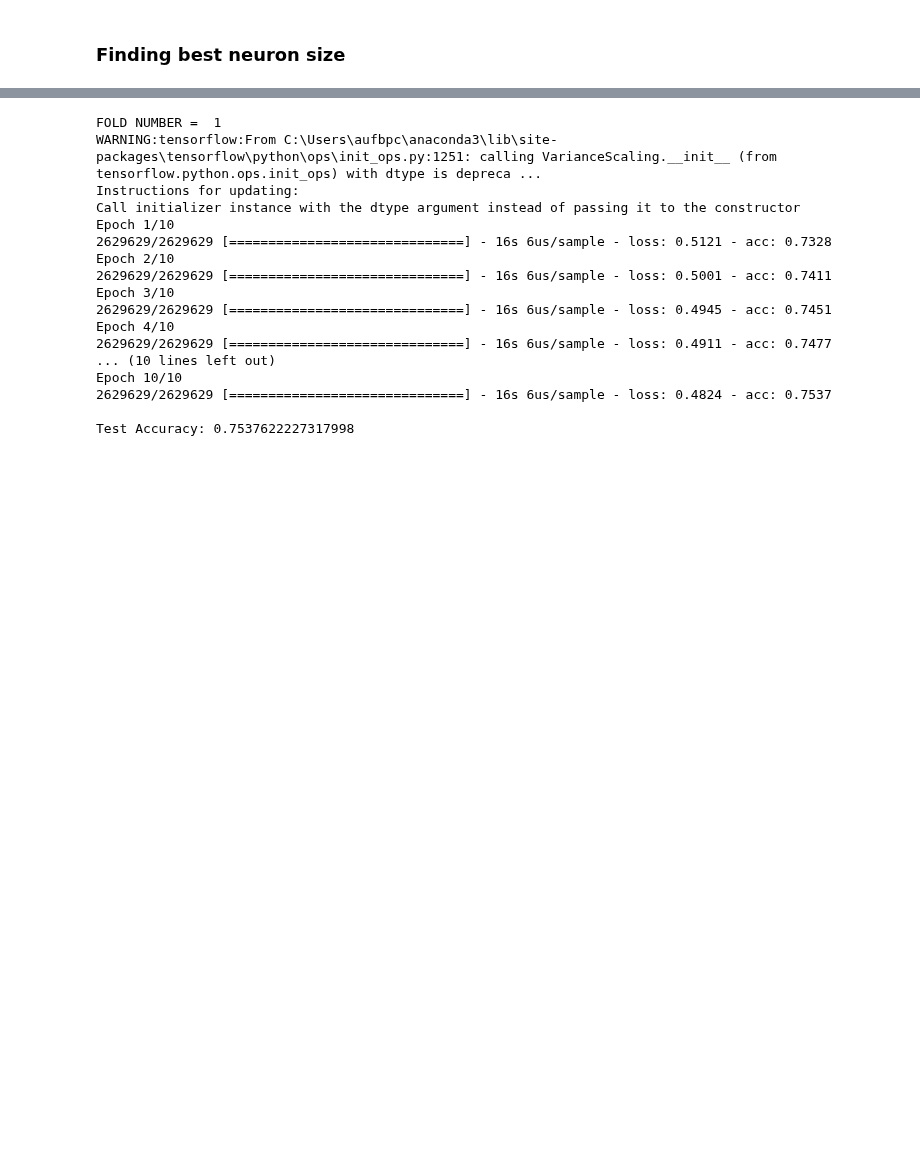
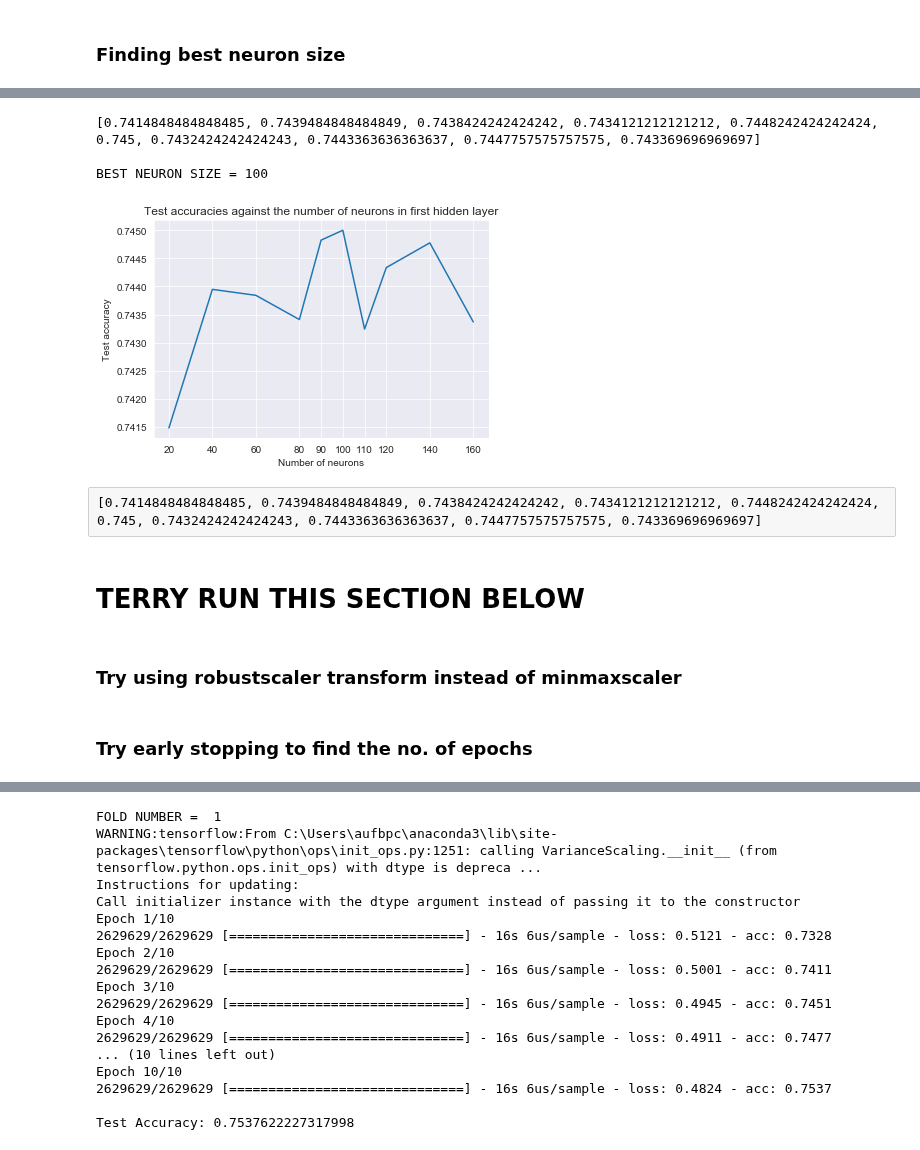
Before and after one commit to Abhilash240800/FinalProject_USAccidents, a Jupyter notebook: Jupyter Notebooks/NeuralNet_v2.ipynb, the cells around one changed output, grey strips where cells are left out. Saved outputs shown, nothing was run; the diff lists cells and outputs as text; code cells hidden in the pictures; blank space fills up the shorter version.

Commit message:
Run the section "try robustscaler..."

```diff
--- a/Jupyter Notebooks/NeuralNet_v2.ipynb
+++ b/Jupyter Notebooks/NeuralNet_v2.ipynb
@@ -587,0 +625,19 @@ Average Accuracy:  0.731354194831286
+# %%
+data = feather.read_dataframe("{}_numeric_v2.feather".format(FILENAME))
+
+# Sample the data to increase speed
+data = data.sample(n=1000000, random_state=30034)
+
+y = data['Grouped_Severity']
+X = data.drop("Grouped_Severity", axis=1)
+scaler=MinMaxScaler(feature_range=(0,1))
+X = scaler.fit_transform(X)
+
+max_neurons = X.shape[1]
+neuron_size = [20,40,60,80,90,100,110,120,140,160]
+accs = []
+
+for i in neuron_size:
+    print("==================================")
+    print("Neuron Size: ", i)
+    accs.append(NN_without_skf(X,y,i,10,0))
@@ -587,0 +662,22 @@ Average Accuracy:  0.731354194831286
+# %%
+#plotting line graph of accuracy vs neuron_size
+sns.set_style("darkgrid")
+plt.plot(neuron_size, accs)
+plt.xlabel("Number of neurons")
+plt.xticks(neuron_size)
+plt.ylabel("Test accuracy")
+plt.title("Test accuracies against the number of neurons in first hidden layer")
+best_neuron_size = neuron_size[np.argmax(accs)]
+print(accs)
+print("\nBEST NEURON SIZE =", best_neuron_size)
+# %% [output]
+[0.7414848484848485, 0.7439484848484849, 0.7438424242424242, 0.7434121212121212, 0.7448242424242424, 0.745, 0.7432424242424243, 0.7443363636363637, 0.7447757575757575, 0.743369696969697]
+
+BEST NEURON SIZE = 100
+[figure, added]
+# %% [raw]
+[0.7414848484848485, 0.7439484848484849, 0.7438424242424242, 0.7434121212121212, 0.7448242424242424, 0.745, 0.7432424242424243, 0.7443363636363637, 0.7447757575757575, 0.743369696969697]
+# %% [markdown]
+# TERRY RUN THIS SECTION BELOW
+# %% [markdown]
+### Try using robustscaler transform instead of minmaxscaler
@@ -587,0 +697,2 @@ Average Accuracy:  0.731354194831286
+# %% [markdown]
+### Try early stopping to find the no. of epochs
```
Also changed, not shown: parts of 26 cells of this notebook.
